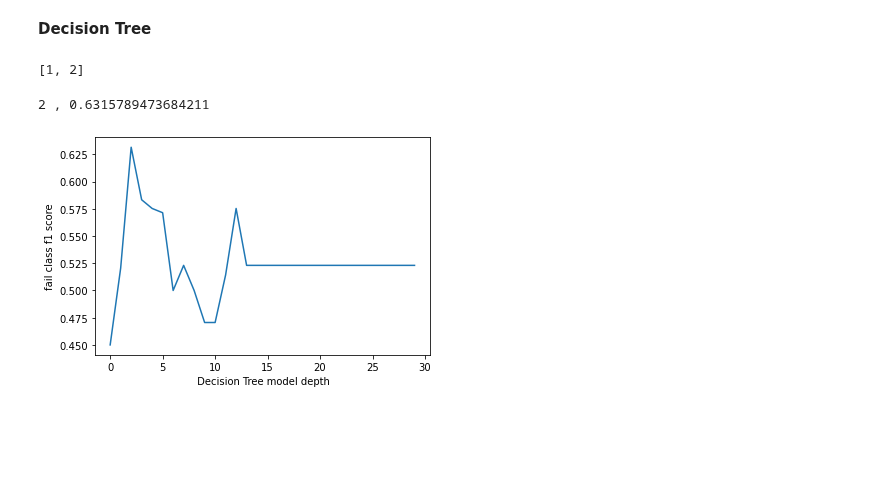
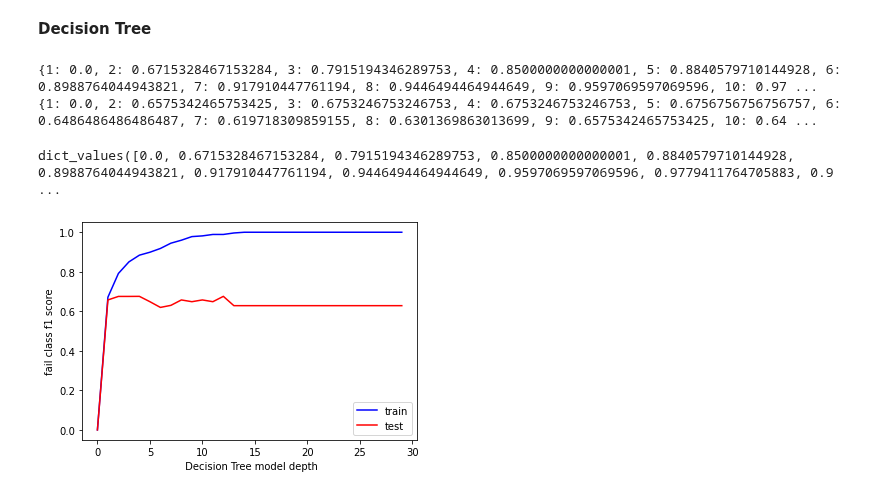
Before and after one commit to divtummala/springboard, a Jupyter notebook: Capstone/EquipmentDataFinal/semiTool.ipynb, the cells around one changed output. Drawn from its saved outputs; the diff is of its cells as text; code cells hidden in the pictures; blank space fills up the shorter version.

```diff
--- a/Capstone/EquipmentDataFinal/semiTool.ipynb
+++ b/Capstone/EquipmentDataFinal/semiTool.ipynb
@@ -418,6 +419,6 @@ X_train, X_test, y_train, y_test = train_test_split(X,  y, test_size=0.2)
 # %% [markdown]
 **Logistic regression**
 # %%
-log_reg = LogisticRegression(max_iter=1000, random_state=157)
+log_reg = LogisticRegression(max_iter=550)
 log_reg.fit(X_train, y_train)
 # %% [output]
@@ -448,0 +459,12 @@ weighted avg       0.94      0.94      0.94       776
+# %%
+hyper_log_reg = {}
+max_iter_array = np.arange(10, 560, 10)
+# %%
+for iteration in max_iter_array:
+    log_reg = LogisticRegression(max_iter=iteration)
+    log_reg.fit(X_train, y_train)
+    #hyper_log_reg[iteration] = 'Warning_waa_waa'
+    y_train_pred = log_reg.predict(X_train)
+    y_test_pred = log_reg.predict(X_test)
+
+    hyper_log_reg[iteration] = f1_score(y_test, y_test_pred, pos_label=0)
@@ -449,7 +497,3 @@ weighted avg       0.94      0.94      0.94       776
 # %% [markdown]
 **Decision Tree**
-# %%
-list(np.arange(1,3))
-# %% [output]
-[1, 2]
 # %%
@@ -458,18 +502,31 @@ decision_hyper = {'criterion':'gini', 'max_depth':2, 'class_weight':0}
 # %%
-fail_f1_score = []
+fail_train_f1_score = {}
+fail_test_f1_score = {}
 for depth in np.arange(1,31):
     decision_tree = tree.DecisionTreeClassifier(max_depth=depth, random_state=157)
     decision_tree.fit(X_train, y_train)
     y_train_pred = decision_tree.predict(X_train)
     y_test_pred = decision_tree.predict(X_test)
-    fail_f1_score.append(f1_score(y_test, y_test_pred, pos_label=0))
+    fail_train_f1_score[depth] = f1_score(y_train, y_train_pred, pos_label=0)
+    fail_test_f1_score[depth] = f1_score(y_test, y_test_pred, pos_label=0)
+# %%
+print(fail_train_f1_score)
+print(fail_test_f1_score)
+# %% [output]
+{1: 0.0, 2: 0.6715328467153284, 3: 0.7915194346289753, 4: 0.8500000000000001, 5: 0.8840579710144928, 6: 0.8988764044943821, 7: 0.917910447761194, 8: 0.9446494464944649, 9: 0.9597069597069596, 10: 0.97 ...
+{1: 0.0, 2: 0.6575342465753425, 3: 0.6753246753246753, 4: 0.6753246753246753, 5: 0.6756756756756757, 6: 0.6486486486486487, 7: 0.619718309859155, 8: 0.6301369863013699, 9: 0.6575342465753425, 10: 0.64 ...
+# %%
+fail_train_f1_score.values()
+# %% [output]
+dict_values([0.0, 0.6715328467153284, 0.7915194346289753, 0.8500000000000001, 0.8840579710144928, 0.8988764044943821, 0.917910447761194, 0.9446494464944649, 0.9597069597069596, 0.9779411764705883, 0.9 ...
 # %%
-plt.plot(np.arange(len(fail_f1_score)), fail_f1_score)
+plt.plot(np.arange(len(fail_train_f1_score.values())), fail_train_f1_score.values(), color='blue')
+plt.plot(np.arange(len(fail_test_f1_score.values())), fail_test_f1_score.values(), color='red')
 plt.xlabel(' Decision Tree model depth', size=10)
 plt.ylabel('fail class f1 score', size=10)
-print(fail_f1_score.index(max(fail_f1_score)), ',', max(fail_f1_score))
-best_depth = fail_f1_score.index(max(fail_f1_score))
+plt.legend(['train', 'test'])
+
+best_depth = 3
 # %% [output]
-2 , 0.6315789473684211
-[figure, old version]
+[figure, new version]
 # %%
```
Also changed, not shown: parts of 27 cells of this notebook, 2 other files.
